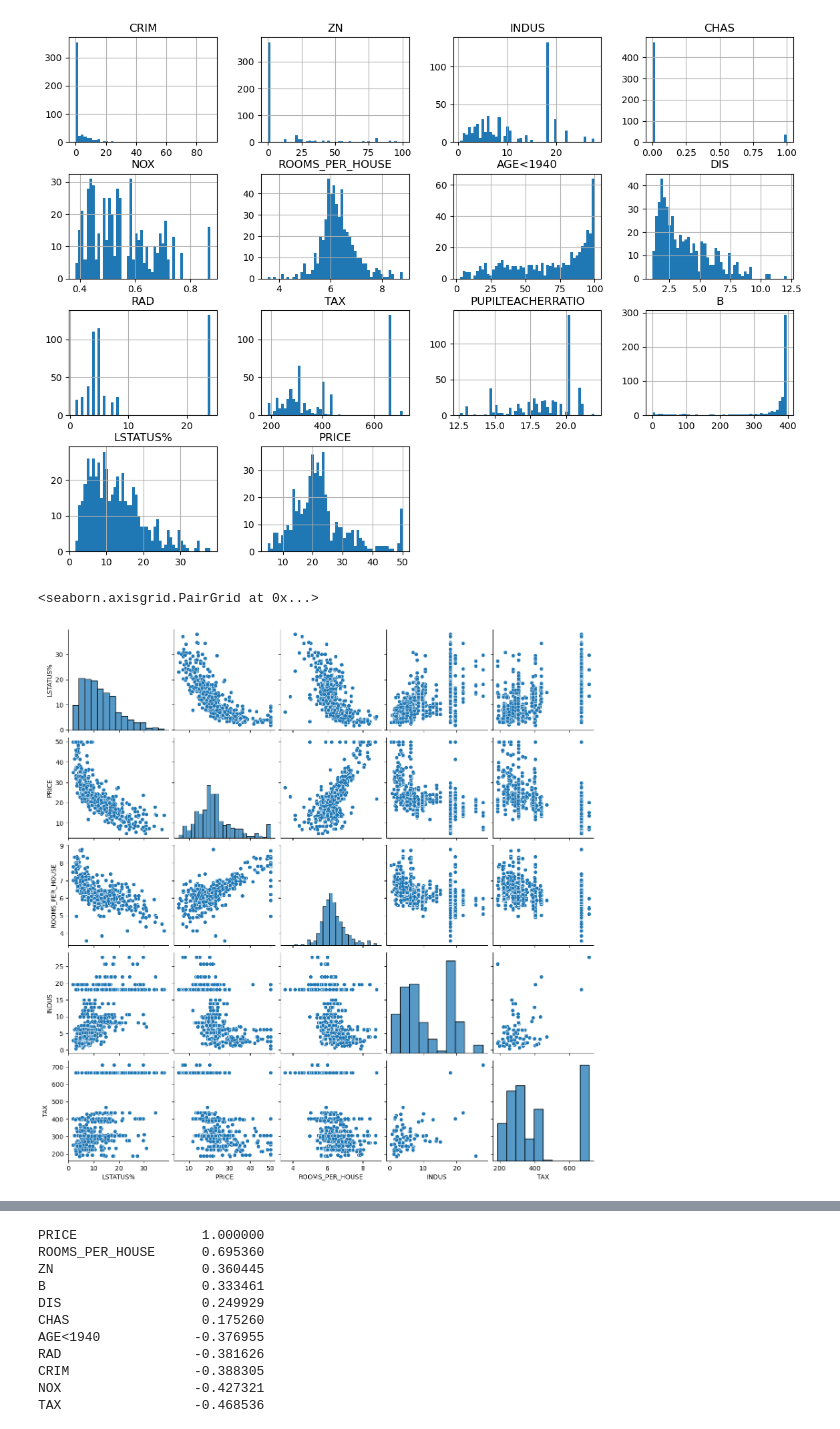
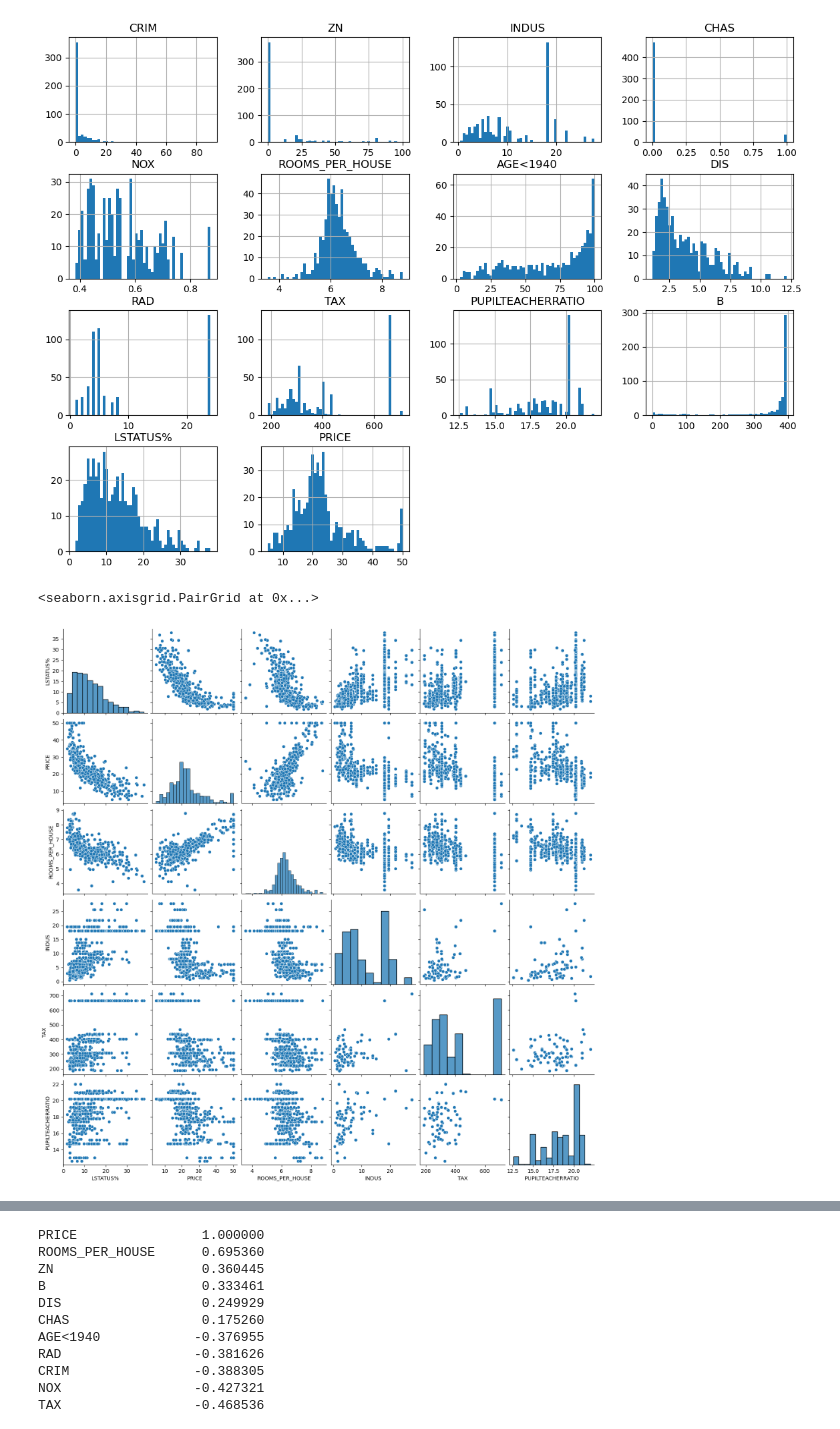
Before and after one commit to umais2005/MachineLearning, a Jupyter notebook: ML Project 1.ipynb, the cells around one changed output, grey strips where cells are left out. Drawn from its saved outputs; the diff is of its cells as text; code cells hidden in the pictures.

```diff
--- a/ML Project 1.ipynb
+++ b/ML Project 1.ipynb
@@ -55,7 +55,7 @@ array([[<Axes: title={'center': 'CRIM'}>, <Axes: title={'center': 'ZN'}>,
       dtype=object)
 [figure]
 # %%
-sns.pairplot(data=data[['LSTATUS%', 'PRICE', 'ROOMS_PER_HOUSE', 'INDUS', 'TAX']])
+sns.pairplot(data=data[['LSTATUS%', 'PRICE', 'ROOMS_PER_HOUSE', 'INDUS', 'TAX', 'PUPILTEACHERRATIO']])
 # %% [output]
 <seaborn.axisgrid.PairGrid at 0x...>
-[figure, old version]
+[figure, new version]
```
Also changed, not shown: parts of 11 cells of this notebook.
